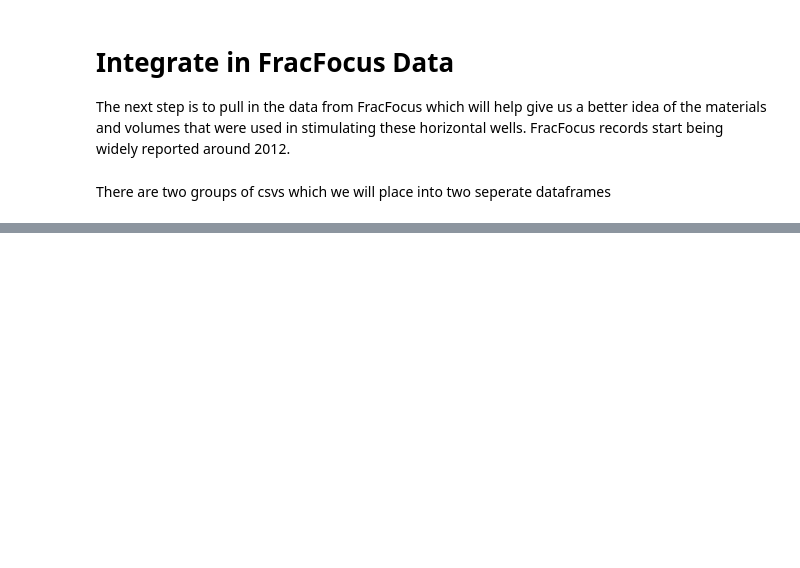
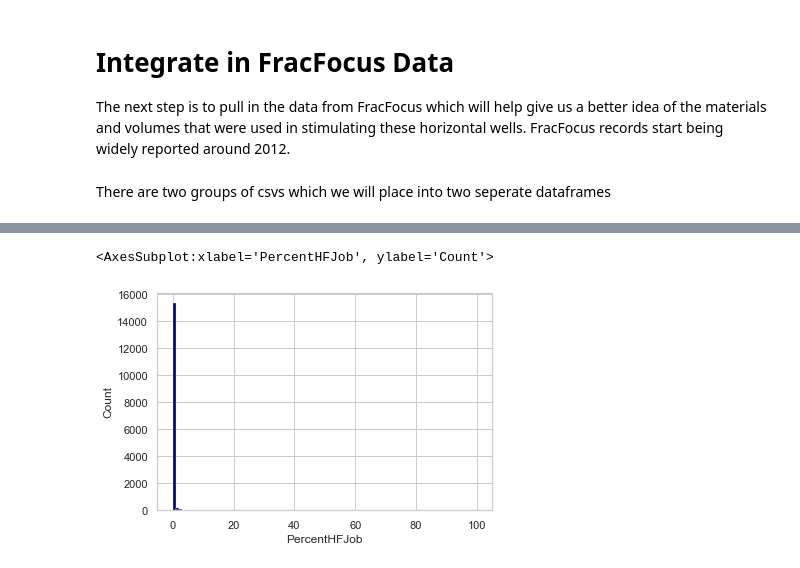
Before and after one commit to jromani-ds/MT_Oil, a Jupyter notebook: DataCollection.ipynb, the cells around one changed output, grey strips where cells are left out. Drawn from its saved outputs; the diff is of its cells as text; code cells hidden in the pictures; blank space fills up the shorter version.

```diff
--- a/DataCollection.ipynb
+++ b/DataCollection.ipynb
@@ -319,0 +362,10 @@ Now we can filter down to only records from Montana and get these dataframes int
+# %%
+sns.histplot(data = FracFocusRegistry_df_MT
+            ,x = 'PercentHFJob'
+            ,color = 'navy'
+            ,alpha = 1
+            ,binwidth = 1
+            )
+# %% [output]
+<AxesSubplot:xlabel='PercentHFJob', ylabel='Count'>
+[figure, added]
```
Also changed, not shown: parts of 8 cells of this notebook.
